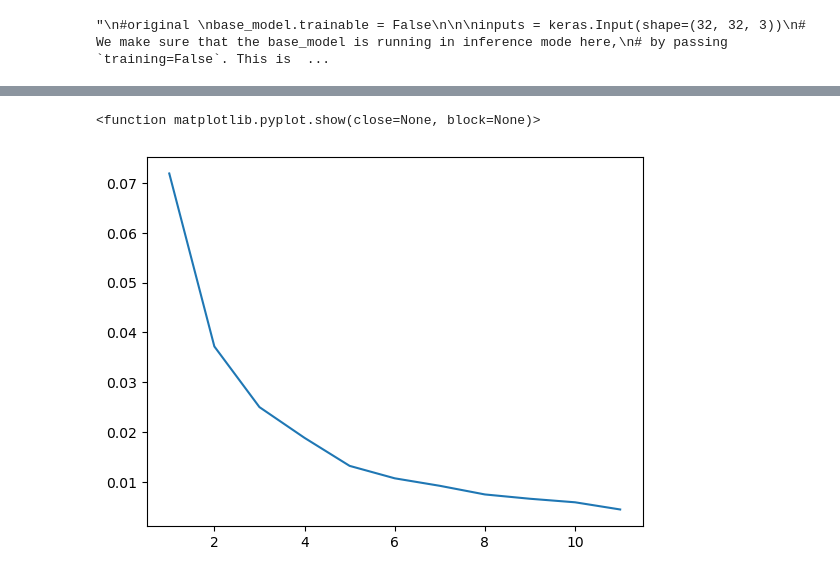
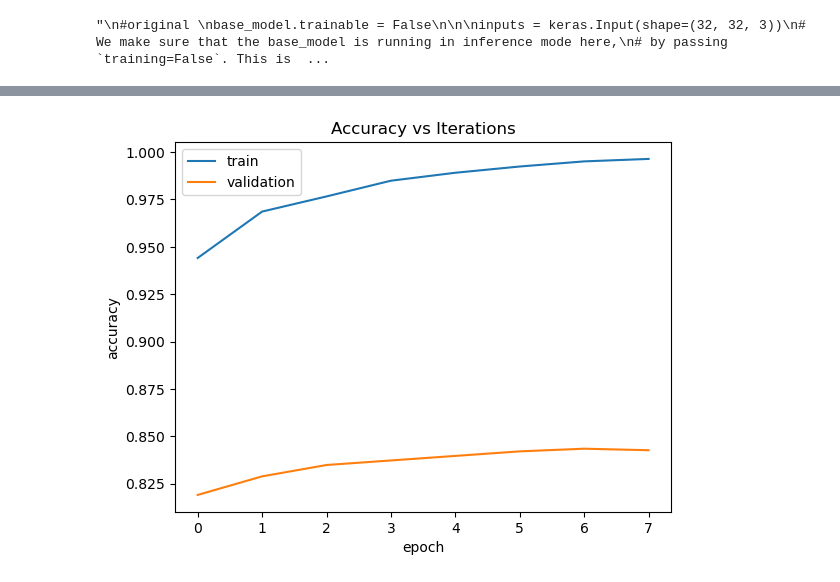
Before and after one commit to sjhjrcode/AI, a Jupyter notebook: homework 4/CIFAR10.ipynb, the cells around one changed output, grey strips where cells are left out. Saved outputs shown, nothing was run; the diff lists cells and outputs as text; code cells hidden in the pictures.

```diff
--- a/homework 4/CIFAR10.ipynb
+++ b/homework 4/CIFAR10.ipynb
@@ -33,12 +33,12 @@ ds_train = ds_train.map(
     normalize_img, num_parallel_calls=tf.data.AUTOTUNE)
 #ds_train = ds_train.cache()
 ds_train = ds_train.shuffle(ds_info.splits['train'].num_examples)
-ds_train = ds_train.batch(128)
+ds_train = ds_train.batch(32)
 ds_train = ds_train.prefetch(tf.data.AUTOTUNE)
 # %%
 ds_test = ds_test.map(
     normalize_img, num_parallel_calls=tf.data.AUTOTUNE)
-ds_test = ds_test.batch(128)
+ds_test = ds_test.batch(32)
 #ds_test = ds_test.cache()
 ds_test = ds_test.prefetch(tf.data.AUTOTUNE)
 # %%
@@ -105,6 +105,11 @@ model.add(tf.keras.layers.Flatten())
 model.add(tf.keras.layers.BatchNormalization())
 model.add(tf.keras.layers.Dropout(0.2))
 model.add(tf.keras.layers.Dense(10,activation='softmax'))
+# %%
+earlystopping = callbacks.EarlyStopping(monitor='val_loss',
+                                        mode='min',
+                                        patience=10,
+                                        restore_best_weights=True)
 # %%
 #Traditional Training
 #model = tf.keras.models.Sequential([
@@ -112,10 +117,6 @@ model.add(tf.keras.layers.Dense(10,activation='softmax'))
 #  tf.keras.layers.Dense(128, activation='relu'),
 #  tf.keras.layers.Dense(10)
 #])
-earlystopping = callbacks.EarlyStopping(monitor='val_loss',
-                                        mode='min',
-                                        patience=5,
-                                        restore_best_weights=True)
 
 model.compile(
     optimizer=tf.keras.optimizers.Adam(0.001),
@@ -194,9 +184,10 @@ plt.show
-# %%
-plt.plot(
-    np.arange(1, 12),
-    testing.history['loss'], label='Loss'
-)
-plt.show
-# %% [output]
-<function matplotlib.pyplot.show(close=None, block=None)>
-[figure, removed]
+# %%
+plt.plot(testing.history['accuracy'])
+plt.plot(testing.history['val_accuracy'])
+plt.title('Accuracy vs Iterations')
+plt.ylabel('accuracy')
+plt.xlabel('epoch')
+plt.legend(['train', 'validation'], loc='upper left')
+plt.show()
+# %% [output]
+[figure, added]
```
Also changed, not shown: parts of 6 cells of this notebook, 13 other files.
